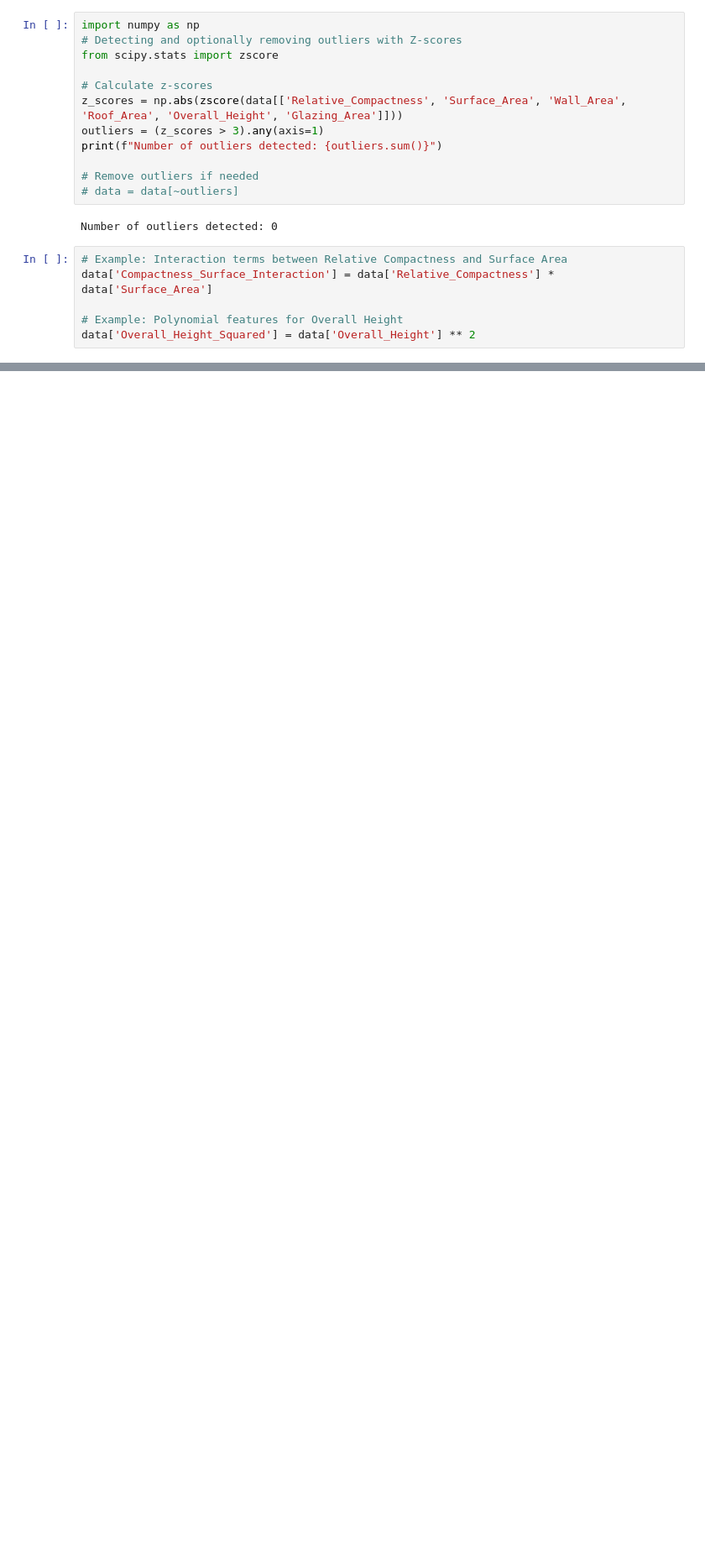
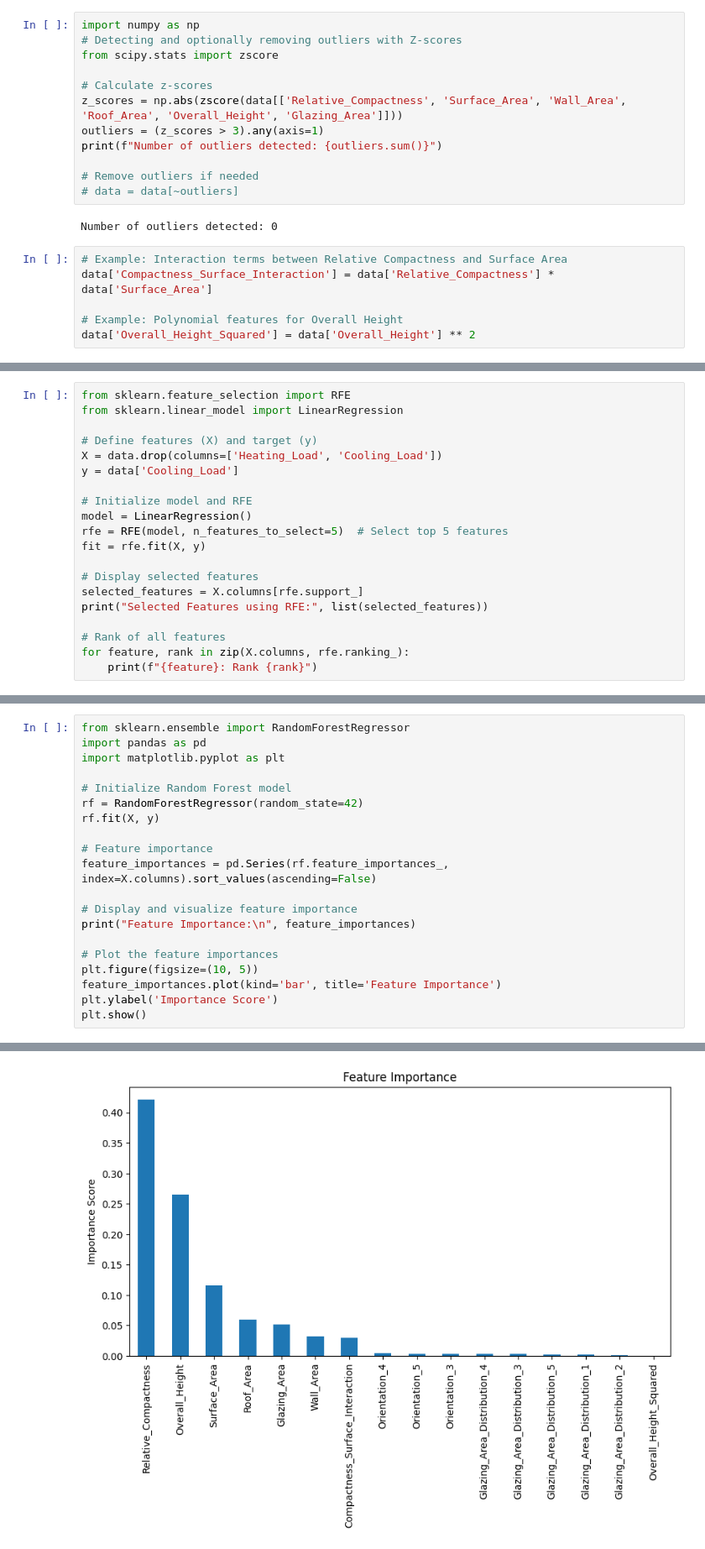
Before and after one commit to AshSama12/Energy-Efficient, a Jupyter notebook: DataMining.ipynb, the cells around one changed output, grey strips where cells are left out. Shown at 84% size. Cells and saved outputs as stored; diff of their text form; blank space fills up the shorter version.

```diff
--- a/DataMining.ipynb
+++ b/DataMining.ipynb
@@ -310,0 +354,20 @@ plt.show()
+# %%
+from sklearn.feature_selection import RFE
+from sklearn.linear_model import LinearRegression
+
+# Define features (X) and target (y)
+X = data.drop(columns=['Heating_Load', 'Cooling_Load'])
+y = data['Cooling_Load']
+
+# Initialize model and RFE
+model = LinearRegression()
+rfe = RFE(model, n_features_to_select=5)  # Select top 5 features
+fit = rfe.fit(X, y)
+
+# Display selected features
+selected_features = X.columns[rfe.support_]
+print("Selected Features using RFE:", list(selected_features))
+
+# Rank of all features
+for feature, rank in zip(X.columns, rfe.ranking_):
+    print(f"{feature}: Rank {rank}")
@@ -310,0 +392,21 @@ plt.show()
+# %%
+from sklearn.ensemble import RandomForestRegressor
+import pandas as pd
+import matplotlib.pyplot as plt
+
+# Initialize Random Forest model
+rf = RandomForestRegressor(random_state=42)
+rf.fit(X, y)
+
+# Feature importance
+feature_importances = pd.Series(rf.feature_importances_, index=X.columns).sort_values(ascending=False)
+
+# Display and visualize feature importance
+print("Feature Importance:\n", feature_importances)
+
+# Plot the feature importances
+plt.figure(figsize=(10, 5))
+feature_importances.plot(kind='bar', title='Feature Importance')
+plt.ylabel('Importance Score')
+plt.show()
+# %% [output]
@@ -310,0 +431 @@ plt.show()
+[figure, added]
```
Also changed, not shown: parts of 25 cells of this notebook.
